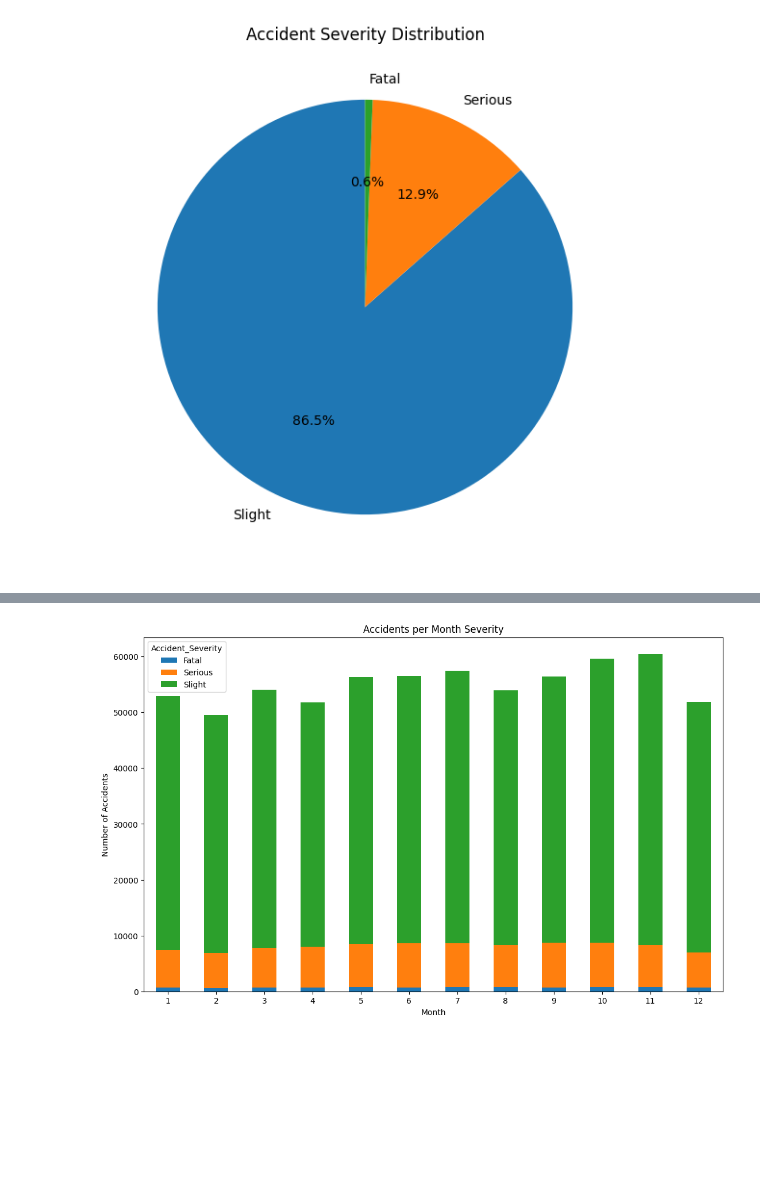
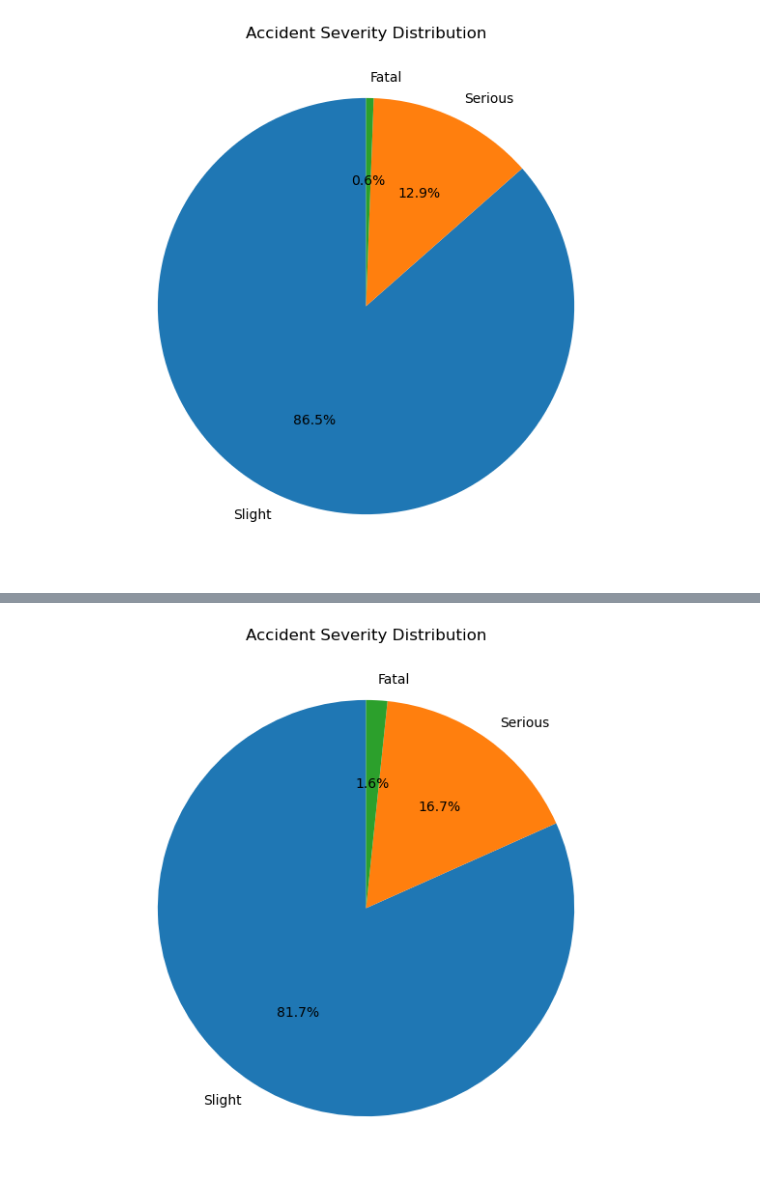
Before and after one commit to oliverliwanag/ELEC3A, a Jupyter notebook: ELEC03-3A/DATA VISUALIZATION.ipynb, the cells around one changed output, grey strips where cells are left out. Cells and saved outputs as stored; diff of their text form; code cells hidden in the pictures; blank space fills up the shorter version.

```diff
--- a/ELEC03-3A/DATA VISUALIZATION.ipynb
+++ b/ELEC03-3A/DATA VISUALIZATION.ipynb
@@ -445,12 +455,17 @@ g
-# %%
-accidents_per_month_severity = df.groupby(['Month', 'Accident_Severity']).size().unstack()
-
-accidents_per_month_severity.plot(kind ='bar', stacked = True)
-plt.title('Accidents per Month Severity')
-plt.xlabel('Month')
-plt.ylabel('Number of Accidents')
-plt.xticks(rotation=0)
-plt.gcf().set_size_inches(13, 8)
-plt.show()
-# %% [output]
-[figure]
+# %%
+#Accident Severity in Brentwood
+
+brentwood_df = df[df['District Area'] == 'Brentwood']
+
+brentwood_severity  = brentwood_df['Accident_Severity'].value_counts()
+
+plt.pie(brentwood_severity,
+        labels = brentwood_severity.index,
+        autopct = '%1.1f%%',
+        startangle = 90)
+
+plt.gcf().set_size_inches(10,7)
+plt.title('Accident Severity Distribution')
+plt.show()
+# %% [output]
+[figure, added]
```
Also changed, not shown: parts of 11 cells of this notebook.
